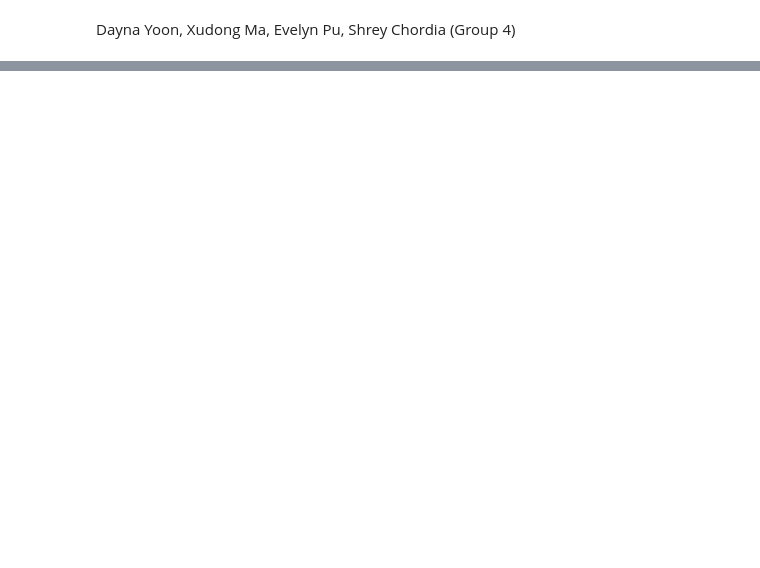
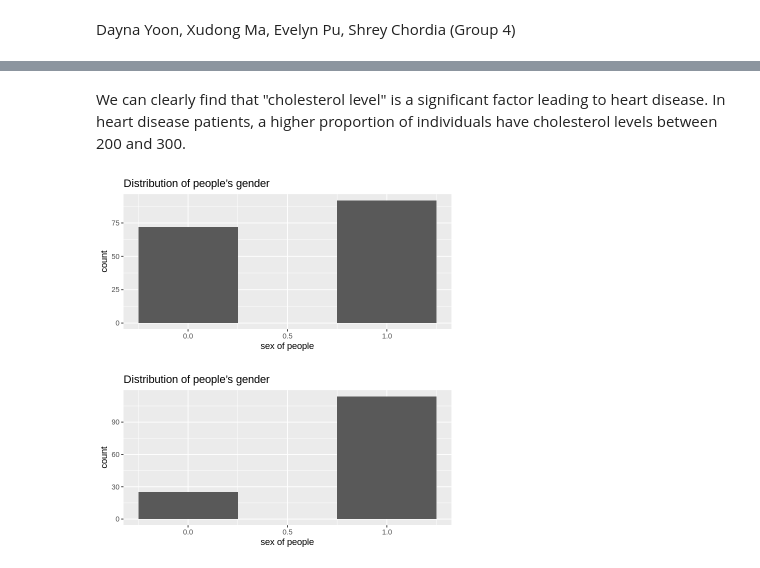
Before and after one commit to dawon020411/dsci-project-004, a Jupyter notebook: group_report.ipynb, the cells around one changed output, grey strips where cells are left out. Saved outputs shown, nothing was run; the diff lists cells and outputs as text; code cells hidden in the pictures; blank space fills up the shorter version.

Commit message:
file name changed

```diff
--- a/group_report.ipynb
+++ b/group_report.ipynb
@@ -4,0 +24,6 @@ Dayna Yoon, Xudong Ma, Evelyn Pu, Shrey Chordia (Group 4)
+# %%
+heart_data <- read_csv("processed.cleveland.csv", col_names = FALSE) |>
+select(X1, X2, X3, X4, X5, X8, X14)
+
+colnames(heart_data) <- make.names(c("age", "sex", "pain_location", "restbps", "cholesterol", "maxbpm", "diag_count"))
+heart_data
@@ -4,0 +85,15 @@ Dayna Yoon, Xudong Ma, Evelyn Pu, Shrey Chordia (Group 4)
+# %%
+#we divided all people in this population into
+# "heart_disease_patients" and "normal_people"
+
+normal_people<-heart_data|>
+mutate(across(age:diag_count, as.integer))|>
+filter(diag_count==0)
+
+normal_people
+
+heart_disease_patients<-heart_data|>
+mutate(across(age:diag_count, as.integer))|>
+filter(diag_count!=0)
+
+heart_disease_patients
@@ -4,0 +159,21 @@ Dayna Yoon, Xudong Ma, Evelyn Pu, Shrey Chordia (Group 4)
+# %% [markdown]
+We can clearly find that "cholesterol level" is a significant factor leading to heart disease.
+In heart disease patients, a higher proportion of individuals have cholesterol levels between 200 and 300.
+# %%
+options(repr.plot.width = 6, repr.plot.height = 3)
+histogram_sex_normalpeople<-normal_people|>
+ggplot(aes(x=sex))+
+geom_histogram(binwidth=0.5)+
+labs(x="sex of people",title="Distribution of people’s gender")
+
+histogram_sex_normalpeople
+
+histogram_sex_patients<-heart_disease_patients|>
+ggplot(aes(x=sex))+
+geom_histogram(binwidth=0.5)+
+labs(x="sex of people",title="Distribution of people’s gender")
+histogram_sex_patients
+# “1”represents male ， “0” represents female
+# %% [output]
+[figure, added]
+[figure, added]
```
Also changed, not shown: parts of 32 cells of this notebook.
